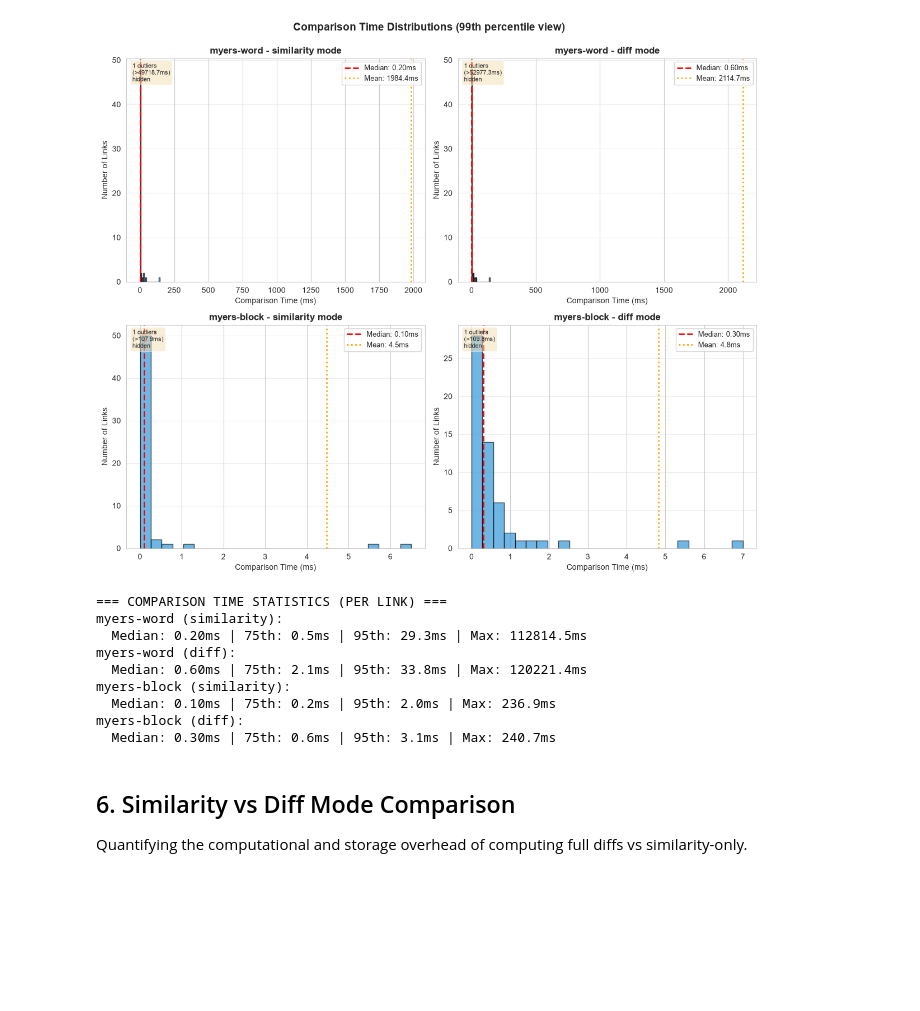
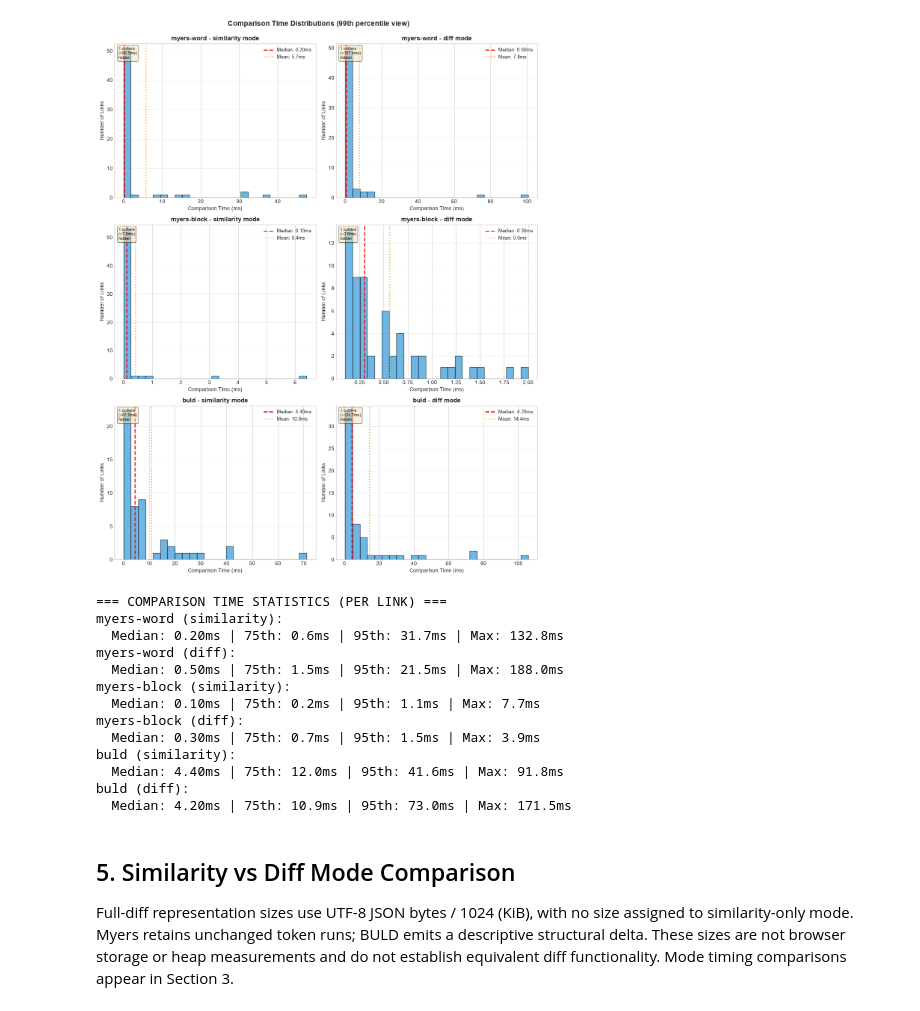
Before and after one commit to laureny17/RefDelta, a Jupyter notebook: benchmark/analyze.ipynb, the cells around one changed output. Drawn from its saved outputs; the diff is of its cells as text; code cells hidden in the pictures; blank space fills up the shorter version.

Commit message:
basic graphs

```diff
--- a/benchmark/analyze.ipynb
+++ b/benchmark/analyze.ipynb
@@ -5,10 +0,0 @@
-# %%
-import json
-import pandas as pd
-import matplotlib.pyplot as plt
-import seaborn as sns
-import numpy as np
-from pathlib import Path
-
-sns.set_style('whitegrid')
-plt.rcParams['figure.figsize'] = (12, 6)
@@ -103,0 +33,14 @@ Modes: similarity, diff
+# %%
+from evaluation_data import load_results
+
+algo_rows, network_rows, coverage_rows = load_results(ROOT / 'output' / f for f in DATA_FILES)
+algo_df = pd.DataFrame(algo_rows)
+net_df = pd.DataFrame(network_rows)
+coverage_df = pd.DataFrame(coverage_rows)
+if algo_df.empty:
+    raise ValueError('No successful algorithm measurements found')
+algos = list(algo_df['algo'].unique())
+modes = list(algo_df['mode'].unique())
+display(coverage_df)
+display(algo_df.groupby(['source', 'algo', 'mode']).size().rename('measurements').reset_index())
+display(algo_df.head())
@@ -303,15 +217,15 @@ Note: Top 1% outliers are filtered from visualization but reported in statistics
 # %%
 # Distribution of comparison times per algorithm+mode
-configs = [(algo, mode) for algo in algos for mode in modes]
+configs = [(algo, mode) for algo in algos for mode in modes
+           if not algo_df[(algo_df.algo == algo) & (algo_df['mode'] == mode)].empty]
 n_configs = len(configs)
 
-fig, axes = plt.subplots(2, 2, figsize=(12, 10))
+n_cols = 2
+n_rows = (n_configs + n_cols - 1) // n_cols
+fig, axes = plt.subplots(n_rows, n_cols, figsize=(12, 5*n_rows), squeeze=False)
 axes = axes.flatten()
 
 for idx, (algo, mode) in enumerate(configs):
-    if idx >= 4:  # Only 4 slots in 2x2
-        break
-
     data = algo_df[(algo_df['algo'] == algo) & (algo_df['mode'] == mode)]
 
     if len(data) == 0:
@@ -345,48 +259,52 @@ for idx, (algo, mode) in enumerate(configs):
     if n_outliers > 0:
         axes[idx].text(0.02, 0.98, f'{n_outliers} outliers\n(>{q99:.1f}ms)\nhidden',
                       transform=axes[idx].transAxes, fontsize=8,
                       verticalalignment='top', horizontalalignment='left',
                       bbox=dict(boxstyle='round', facecolor='wheat', alpha=0.5))
 
 # Hide extra subplots if fewer than 4 configs
-for idx in range(len(configs), 4):
+for idx in range(len(configs), len(axes)):
     axes[idx].axis('off')
 
 plt.suptitle('Comparison Time Distributions (99th percentile view)',
              fontsize=14, fontweight='bold', y=0.995)
 plt.tight_layout()
 plt.show()
 
 # Print summary statistics
 print('\n=== COMPARISON TIME STATISTICS (PER LINK) ===')
 for algo in algos:
     for mode in modes:
         data = algo_df[(algo_df['algo'] == algo) & (algo_df['mode'] == mode)]
         if len(data) == 0:
             continue
 
         median = data['compareMs'].median()
         q75 = data['compareMs'].quantile(0.75)
         q95 = data['compareMs'].quantile(0.95)
         max_val = data['compareMs'].max()
 
         print(f"{algo} ({mode}):")
         print(f"  Median: {median:.2f}ms | 75th: {q75:.1f}ms | 95th: {q95:.1f}ms | Max: {max_val:.1f}ms")
 # %% [output]
-[figure, old version]
+[figure, new version]
 === COMPARISON TIME STATISTICS (PER LINK) ===
 myers-word (similarity):
-  Median: 0.20ms | 75th: 0.5ms | 95th: 29.3ms | Max: 112814.5ms
+  Median: 0.20ms | 75th: 0.6ms | 95th: 31.7ms | Max: 132.8ms
 myers-word (diff):
-  Median: 0.60ms | 75th: 2.1ms | 95th: 33.8ms | Max: 120221.4ms
+  Median: 0.50ms | 75th: 1.5ms | 95th: 21.5ms | Max: 188.0ms
 myers-block (similarity):
-  Median: 0.10ms | 75th: 0.2ms | 95th: 2.0ms | Max: 236.9ms
+  Median: 0.10ms | 75th: 0.2ms | 95th: 1.1ms | Max: 7.7ms
 myers-block (diff):
-  Median: 0.30ms | 75th: 0.6ms | 95th: 3.1ms | Max: 240.7ms
+  Median: 0.30ms | 75th: 0.7ms | 95th: 1.5ms | Max: 3.9ms
+buld (similarity):
+  Median: 4.40ms | 75th: 12.0ms | 95th: 41.6ms | Max: 91.8ms
+buld (diff):
+  Median: 4.20ms | 75th: 10.9ms | 95th: 73.0ms | Max: 171.5ms
-# %% [markdown]
-## 6. Similarity vs Diff Mode Comparison
-
-Quantifying the computational and storage overhead of computing full diffs vs similarity-only.
+# %% [markdown]
+## 5. Similarity vs Diff Mode Comparison
+
+Full-diff representation sizes use UTF-8 JSON bytes / 1024 (KiB), with no size assigned to similarity-only mode. Myers retains unchanged token runs; BULD emits a descriptive structural delta. These sizes are not browser storage or heap measurements and do not establish equivalent diff functionality. Mode timing comparisons appear in Section 3.
 # %%
 if 'diff' in modes:
     print('=== STORAGE ANALYSIS (Diff Mode) ===')
```
Also changed, not shown: parts of 24 cells of this notebook.
